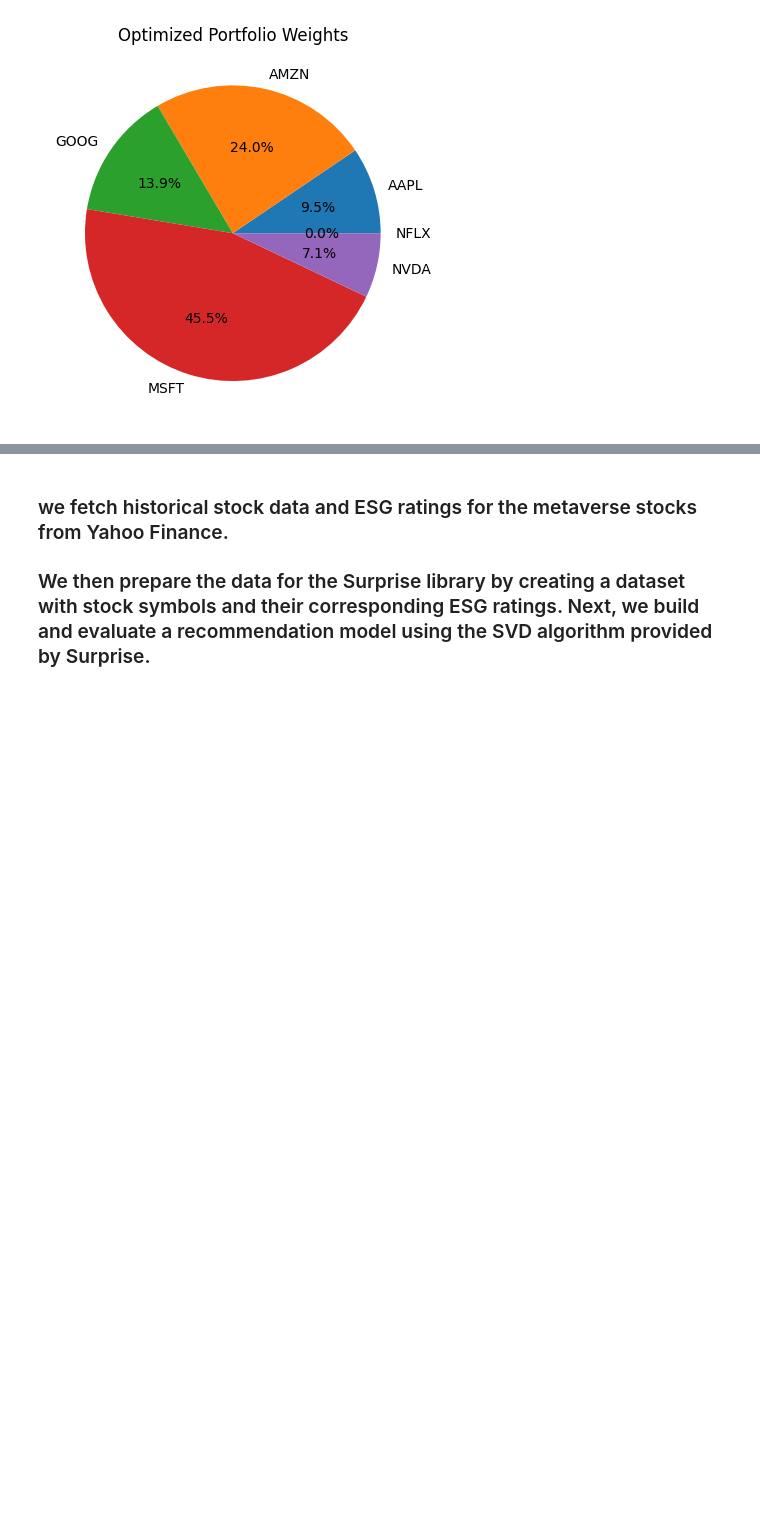
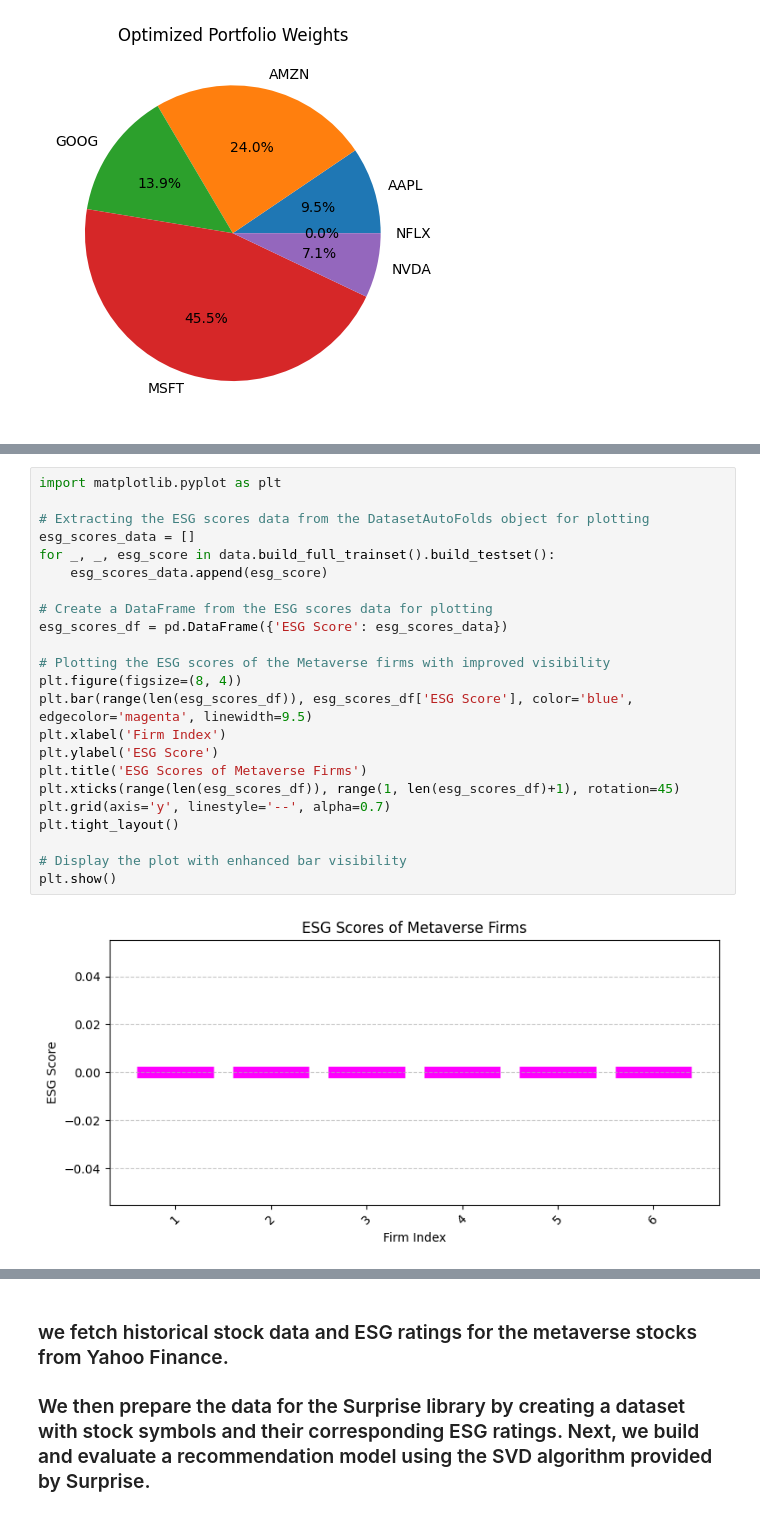
Before and after one commit to henryonomakpo/The-Impact-of-ESG-Ratings-on-EV-Manufacturing-Industry, a Jupyter notebook: Python_Function_for_Recommending_Metaverse_platform_based_on_Stock_Performance.ipynb, the cells around one changed output, grey strips where cells are left out. Cells and saved outputs as stored; diff of their text form; blank space fills up the shorter version.

```diff
--- a/Python_Function_for_Recommending_Metaverse_platform_based_on_Stock_Performance.ipynb
+++ b/Python_Function_for_Recommending_Metaverse_platform_based_on_Stock_Performance.ipynb
@@ -83,0 +261,25 @@ plt.show()
+# %%
+import matplotlib.pyplot as plt
+
+# Extracting the ESG scores data from the DatasetAutoFolds object for plotting
+esg_scores_data = []
+for _, _, esg_score in data.build_full_trainset().build_testset():
+    esg_scores_data.append(esg_score)
+
+# Create a DataFrame from the ESG scores data for plotting
+esg_scores_df = pd.DataFrame({'ESG Score': esg_scores_data})
+
+# Plotting the ESG scores of the Metaverse firms with improved visibility
+plt.figure(figsize=(8, 4))
+plt.bar(range(len(esg_scores_df)), esg_scores_df['ESG Score'], color='blue', edgecolor='magenta', linewidth=9.5)
+plt.xlabel('Firm Index')
+plt.ylabel('ESG Score')
+plt.title('ESG Scores of Metaverse Firms')
+plt.xticks(range(len(esg_scores_df)), range(1, len(esg_scores_df)+1), rotation=45)
+plt.grid(axis='y', linestyle='--', alpha=0.7)
+plt.tight_layout()
+
+# Display the plot with enhanced bar visibility
+plt.show()
+# %% [output]
+[figure, added]
```
Also changed, not shown: parts of 6 cells of this notebook.
